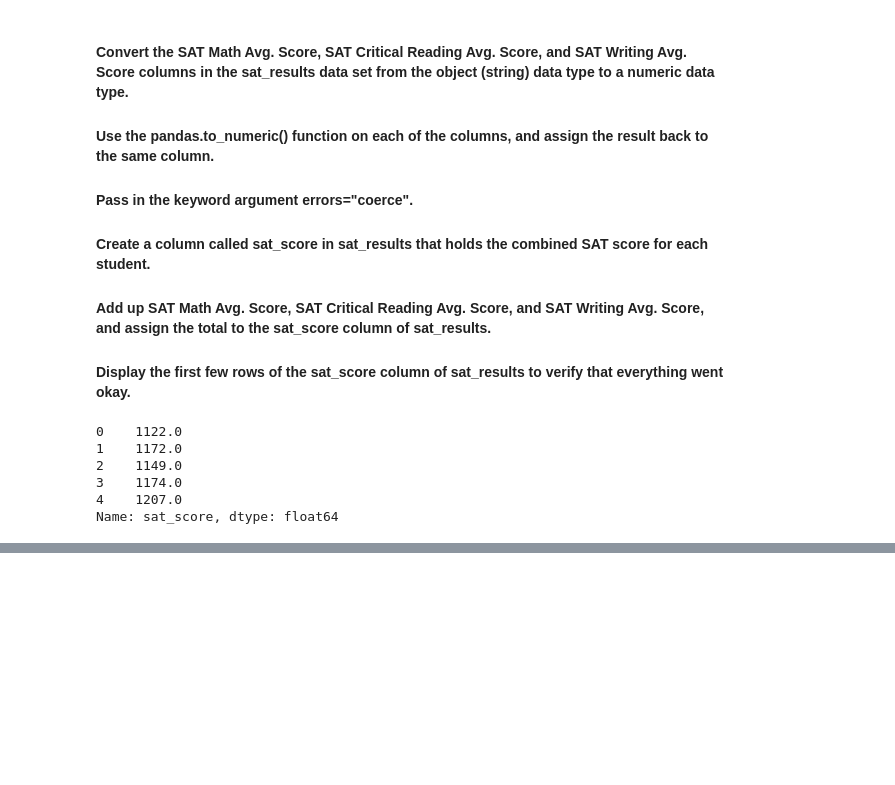
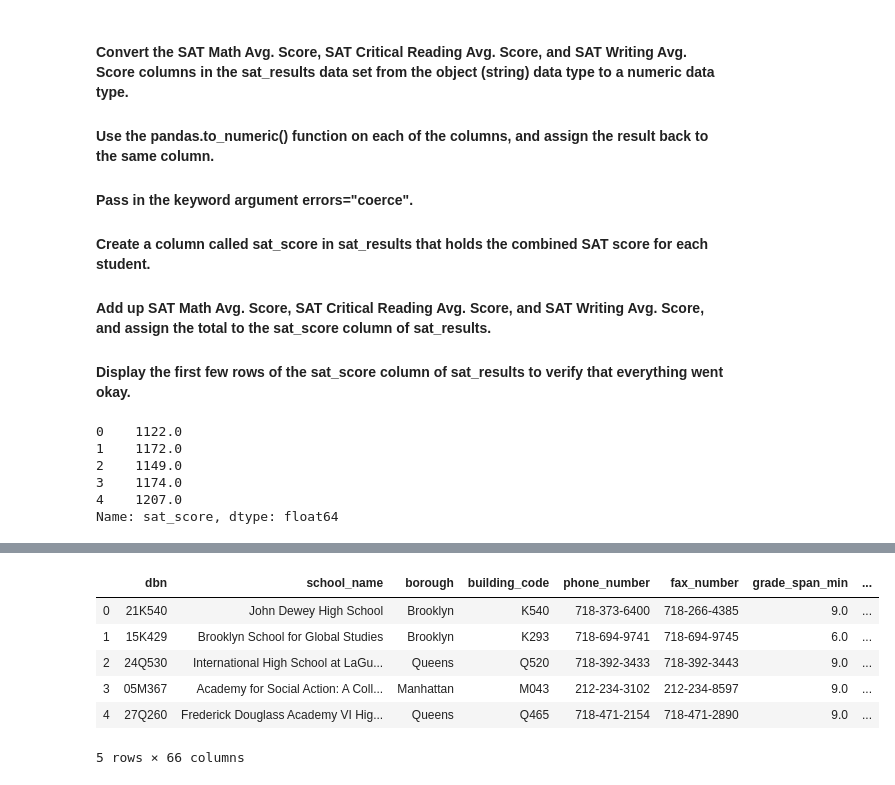
Before and after one commit to ebenebe/Data-Cleaning-Walkthrough_NYC_SAT_Scores, a Jupyter notebook: Data Cleaning Walkthrough_NYC_SAT_Scores-checkpoint.ipynb, the cells around one changed output, grey strips where cells are left out. Saved outputs shown, nothing was run; the diff lists cells and outputs as text; code cells hidden in the pictures; blank space fills up the shorter version.

```diff
--- a/Data Cleaning Walkthrough_NYC_SAT_Scores-checkpoint.ipynb
+++ b/Data Cleaning Walkthrough_NYC_SAT_Scores-checkpoint.ipynb
@@ -215,0 +230,18 @@ Name: sat_score, dtype: float64
+# %%
+import re
+
+def find_lat(loc):
+    coords = re.findall("\(.+\)", loc)
+    lat = coords[0].split(",")[0].replace("(","")
+    return lat
+
+data["hs_directory"]["lat"] = data["hs_directory"]["Location 1"].apply(find_lat)
+data["hs_directory"].head()
+# %% [output]
+|  | dbn | school_name | borough | building_code | phone_number | fax_number | grade_span_min | ... |
+| 0 | 21K540 | John Dewey High School | Brooklyn | K540 | 718-373-6400 | 718-266-4385 | 9.0 | ... |
+| 1 | 15K429 | Brooklyn School for Global Studies | Brooklyn | K293 | 718-694-9741 | 718-694-9745 | 6.0 | ... |
+| 2 | 24Q530 | International High School at LaGu... | Queens | Q520 | 718-392-3433 | 718-392-3443 | 9.0 | ... |
+| 3 | 05M367 | Academy for Social Action: A Coll... | Manhattan | M043 | 212-234-3102 | 212-234-8597 | 9.0 | ... |
+| 4 | 27Q260 | Frederick Douglass Academy VI Hig... | Queens | Q465 | 718-471-2154 | 718-471-2890 | 9.0 | ... |
+5 rows × 66 columns
```
Also changed, not shown: parts of 4 cells of this notebook.
